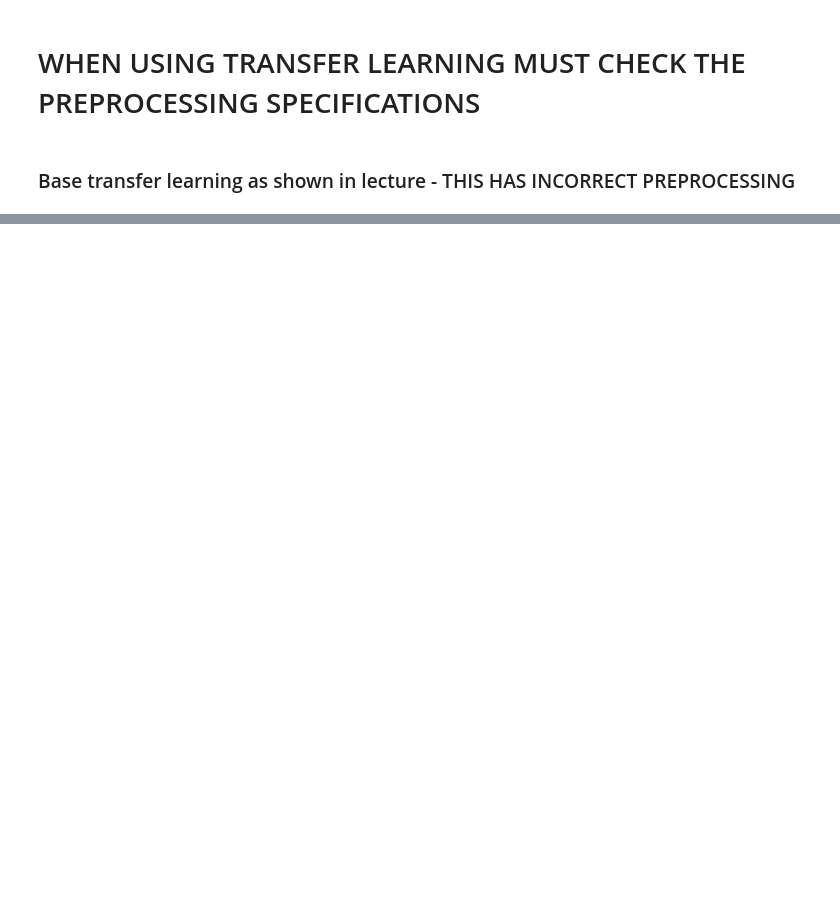
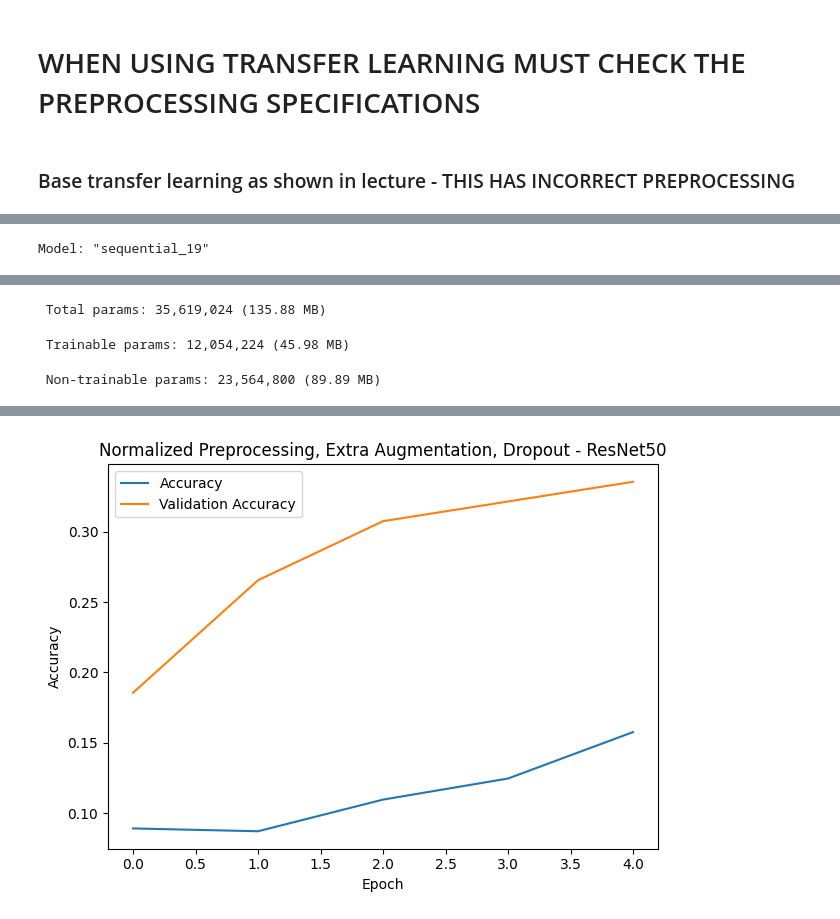
Before and after one commit to acard5meg/ece_527_assignments, a Jupyter notebook: assign_8_2_scratch.ipynb, the cells around one changed output, grey strips where cells are left out. Saved outputs shown, nothing was run; the diff lists cells and outputs as text; code cells hidden in the pictures; blank space fills up the shorter version.

```diff
--- a/assign_8_2_scratch.ipynb
+++ b/assign_8_2_scratch.ipynb
@@ -465,0 +529,68 @@ ValueError: Only instances of `keras.Layer` can be added to a Sequential model.
+# %%
+base_model = ResNet50V2(weights='imagenet', input_shape=(224, 224, 3), include_top=False)
+base_model.trainable = False
+
+keras.utils.set_random_seed(42)
+
+data_augmentation = keras.Sequential(
+  [
+    RandomFlip("horizontal", seed=42),
+    RandomRotation(0.1, seed=42),
+    RandomZoom(0.1, seed=42),
+    RandomTranslation(0.2, 0.2, seed=42),
+    RandomFlip("vertical", seed=42),
+    RandomContrast(0.3, seed=42)
+  ]
+)
+
+
+model = Sequential()
+model.add(Input(shape=(224, 224, 3)))
+model.add(Rescaling(1./255))
+
+# NOT COMPLETELY SURE WHATS GOING ON HERE
+# model.add(preprocess_input())
+# model.add(tf.keras.layers.Lambda(tf.keras.applications.resnet_v2.preprocess_input, input_shape=(224, 224, 3)))
+
+
+# model.add(RandomFlip(mode='horizontal'))
+# model.add(RandomTranslation(0.2, 0.2))
+# model.add(RandomRotation(0.2))
+# model.add(RandomZoom(0.2))
+
+model.add(data_augmentation)
+model.add(base_model)
+model.add(Flatten())
+model.add(Dense(units=120, activation='relu'))
+model.add(Dropout(rate=0.25, seed=42))
+model.add(Dense(units=84, activation= 'relu'))
+model.add(Dropout(rate=0.25, seed=42))
+model.add(Dense(units=20, activation ='softmax'))
+
+model.compile(
+    optimizer = keras.optimizers.Adam(),
+    # loss = keras.losses.categorical_crossentropy,
+    loss = keras.losses.CategoricalCrossentropy,
+    metrics = ['accuracy']
+)
+
+model.summary()
+
+model_hist = model.fit(x_train_tens, y_train_tens,
+          batch_size=128,
+          epochs=5,
+          verbose=1,
+          validation_data = (x_val_tens, y_val_tens),
+          callbacks=None)
+
+plt.plot(model_hist.history['accuracy'], label="Accuracy")
+plt.plot(model_hist.history['val_accuracy'], label="Validation Accuracy")
+plt.title(f'Normalized Preprocessing, Extra Augmentation, Dropout - ResNet50')
+plt.ylabel('Accuracy')
+plt.xlabel('Epoch')
+plt.legend()
+plt.tight_layout()
+plt.savefig(f"transf_res50_model3.jpg")
+plt.show()
+# %% [output]
+Model: "sequential_19"
@@ -465,0 +614,3 @@ ValueError: Only instances of `keras.Layer` can be added to a Sequential model.
+ Total params: 35,619,024 (135.88 MB)
+ Trainable params: 12,054,224 (45.98 MB)
+ Non-trainable params: 23,564,800 (89.89 MB)
@@ -465,0 +627 @@ ValueError: Only instances of `keras.Layer` can be added to a Sequential model.
+[figure, added]
```
Also changed, not shown: parts of 7 cells of this notebook.
